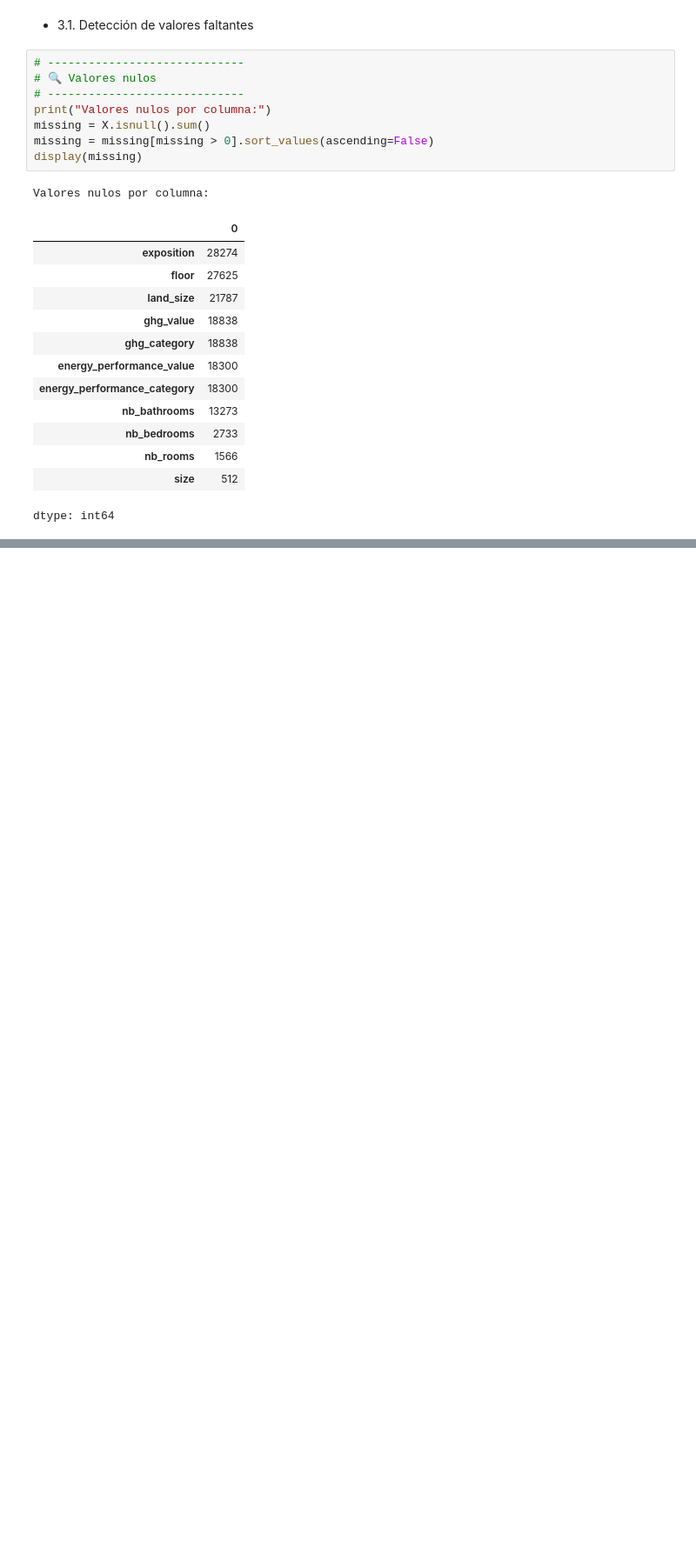
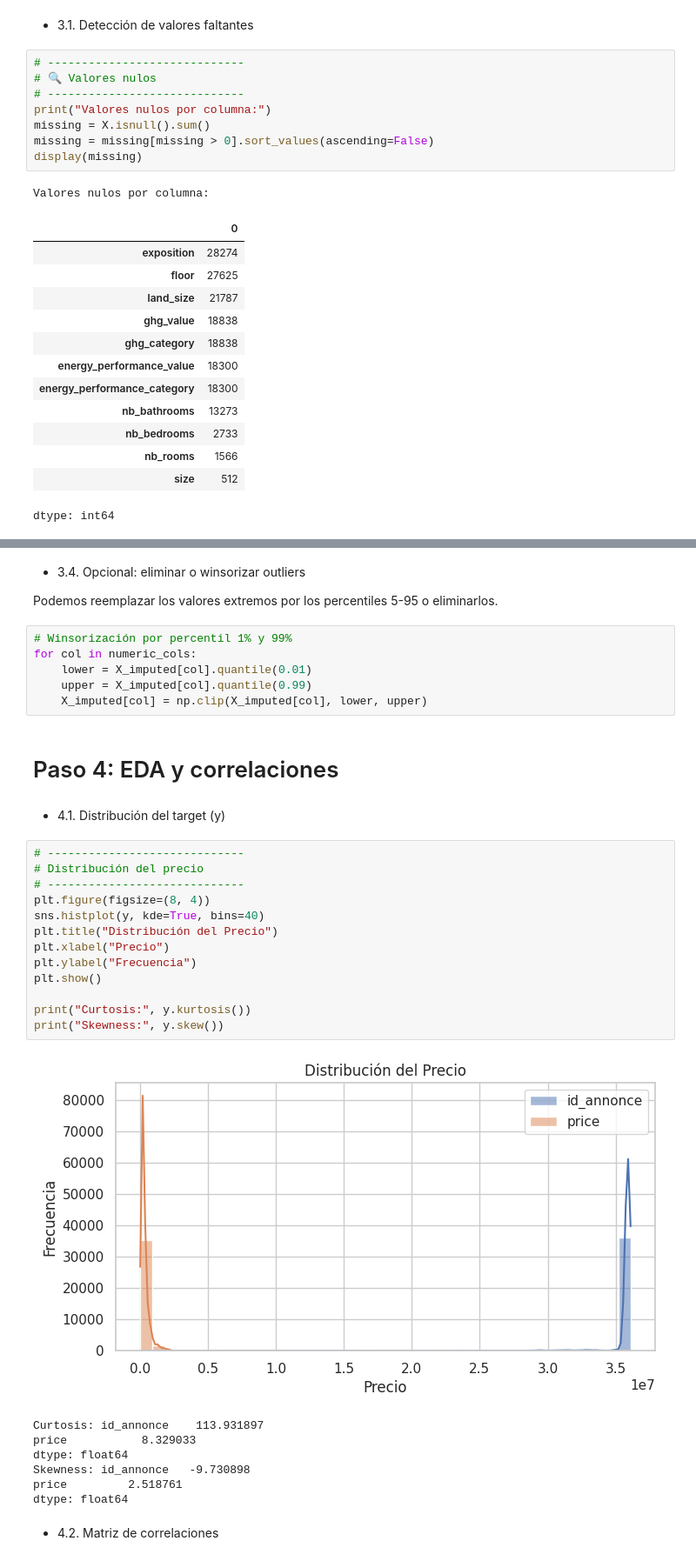
Before and after one commit to dev-ago-uy/ExamenM-duloII.DM, a Jupyter notebook: ExamenMóduloII_DM.ipynb, the cells around one changed output, grey strips where cells are left out. Shown at 87% size. Saved outputs shown, nothing was run; the diff lists cells and outputs as text; blank space fills up the shorter version.

```diff
--- a/ExamenMóduloII_DM.ipynb
+++ b/ExamenMóduloII_DM.ipynb
@@ -103,0 +160,37 @@ dtype: int64
+# %% [markdown]
+* 3.4. Opcional: eliminar o winsorizar outliers
+
+Podemos reemplazar los valores extremos por los percentiles 5-95 o eliminarlos.
+# %%
+# Winsorización por percentil 1% y 99%
+for col in numeric_cols:
+    lower = X_imputed[col].quantile(0.01)
+    upper = X_imputed[col].quantile(0.99)
+    X_imputed[col] = np.clip(X_imputed[col], lower, upper)
+# %% [markdown]
+# Paso 4: EDA y correlaciones
+# %% [markdown]
+* 4.1. Distribución del target (y)
+# %%
+# -----------------------------
+# Distribución del precio
+# -----------------------------
+plt.figure(figsize=(8, 4))
+sns.histplot(y, kde=True, bins=40)
+plt.title("Distribución del Precio")
+plt.xlabel("Precio")
+plt.ylabel("Frecuencia")
+plt.show()
+
+print("Curtosis:", y.kurtosis())
+print("Skewness:", y.skew())
+# %% [output]
+[figure, added]
+Curtosis: id_annonce    113.931897
+price           8.329033
+dtype: float64
+Skewness: id_annonce   -9.730898
+price         2.518761
+dtype: float64
+# %% [markdown]
+* 4.2. Matriz de correlaciones
```
Also changed, not shown: parts of 5 cells of this notebook.
